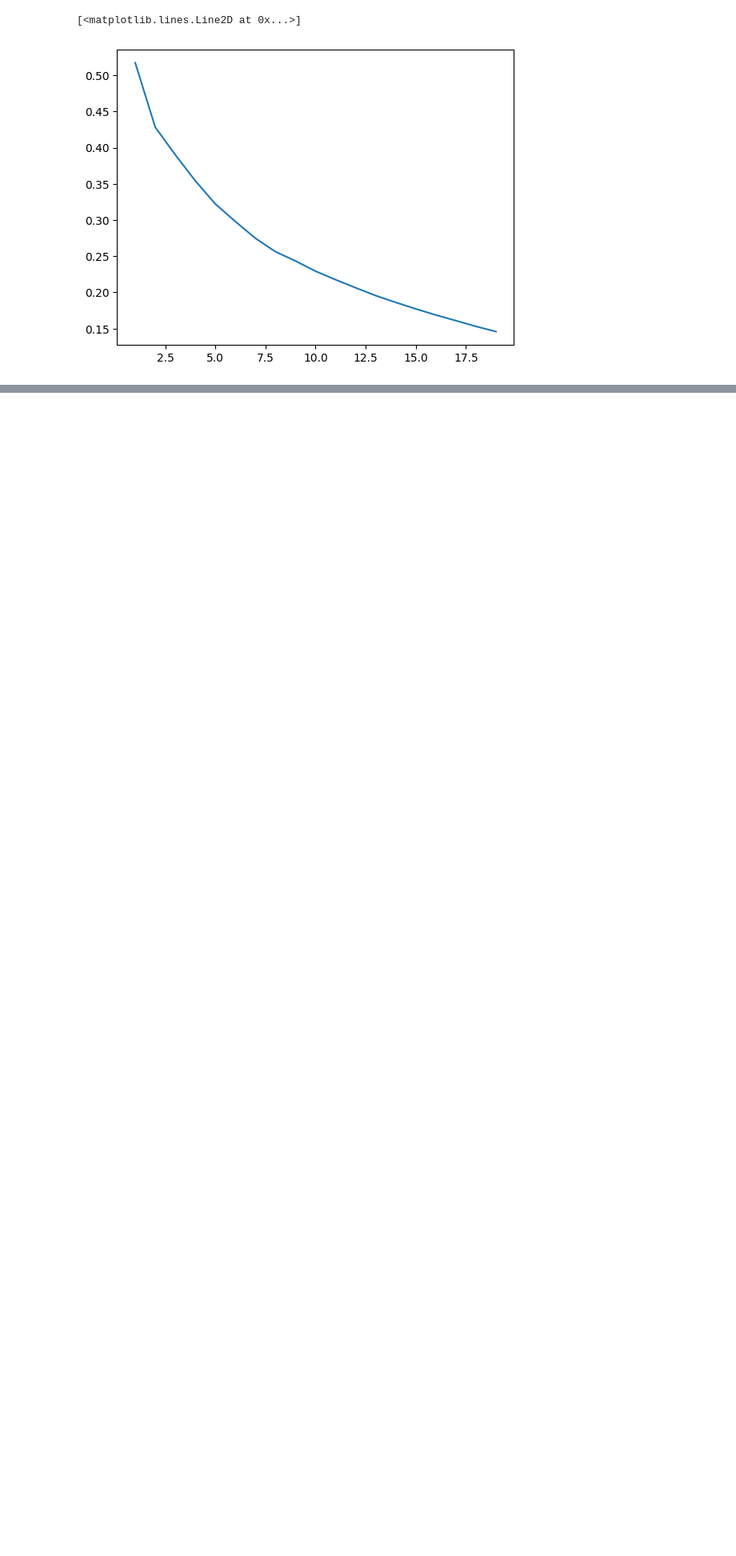
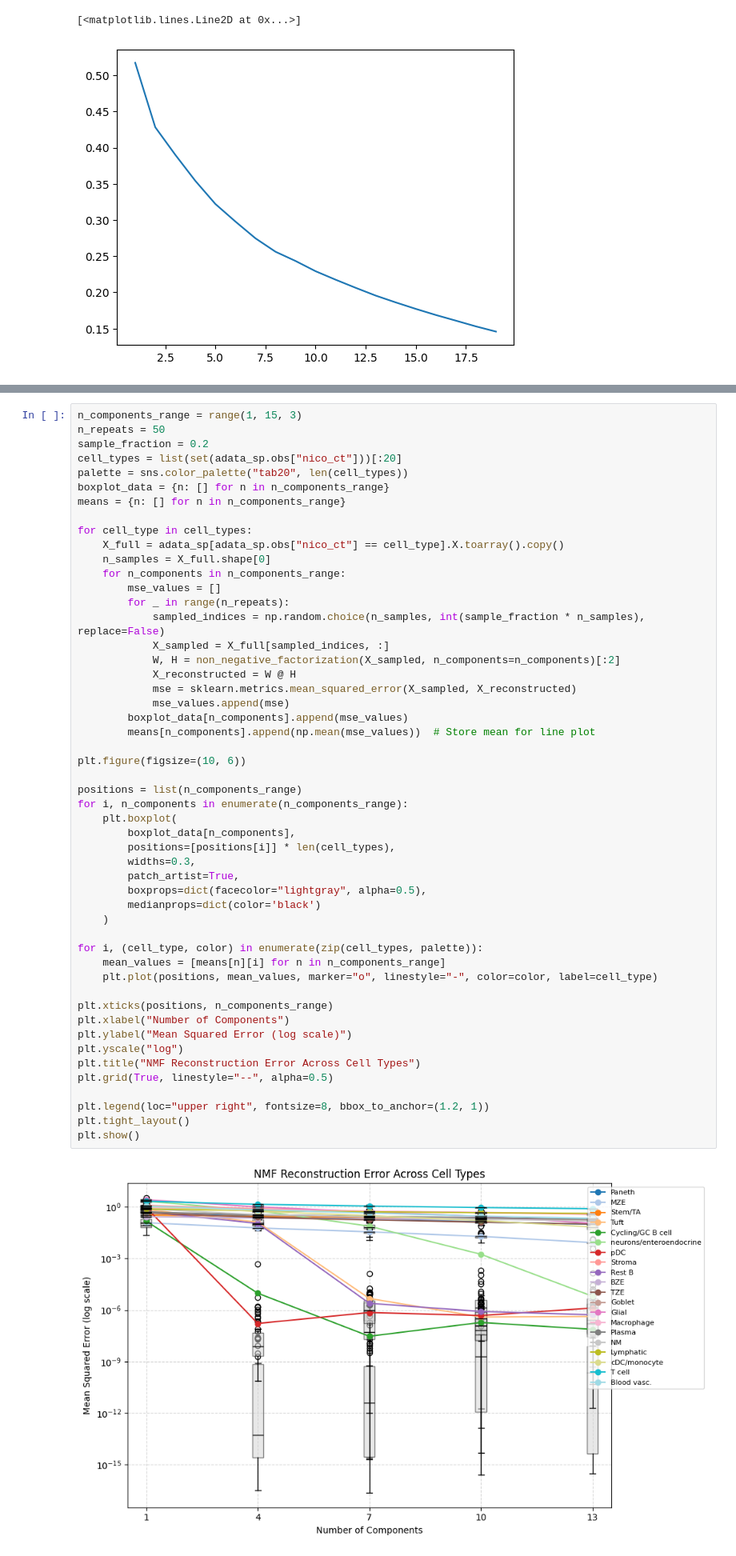
Before and after one commit to egerc/spatial_transcript_inference, a Jupyter notebook: 250128-NMF_Reconstruction.ipynb, the cells around one changed output, grey strips where cells are left out. Shown at 80% size. Cells and saved outputs as stored; diff of their text form; blank space fills up the shorter version.

Commit message:
benchmarking nmf reconstruction in sc and sp data

```diff
--- a/250128-NMF_Reconstruction.ipynb
+++ b/250128-NMF_Reconstruction.ipynb
@@ -464,0 +423,53 @@ plt.plot(
+# %%
+n_components_range = range(1, 15, 3)
+n_repeats = 50
+sample_fraction = 0.2
+cell_types = list(set(adata_sp.obs["nico_ct"]))[:20]
+palette = sns.color_palette("tab20", len(cell_types))
+boxplot_data = {n: [] for n in n_components_range}
+means = {n: [] for n in n_components_range}
+
+for cell_type in cell_types:
+    X_full = adata_sp[adata_sp.obs["nico_ct"] == cell_type].X.toarray().copy()
+    n_samples = X_full.shape[0]
+    for n_components in n_components_range:
+        mse_values = []
+        for _ in range(n_repeats):
+            sampled_indices = np.random.choice(n_samples, int(sample_fraction * n_samples), replace=False)
+            X_sampled = X_full[sampled_indices, :]
+            W, H = non_negative_factorization(X_sampled, n_components=n_components)[:2]
+            X_reconstructed = W @ H
+            mse = sklearn.metrics.mean_squared_error(X_sampled, X_reconstructed)
+            mse_values.append(mse)
+        boxplot_data[n_components].append(mse_values)
+        means[n_components].append(np.mean(mse_values))  # Store mean for line plot
+
+plt.figure(figsize=(10, 6))
+
+positions = list(n_components_range)
+for i, n_components in enumerate(n_components_range):
+    plt.boxplot(
+        boxplot_data[n_components],
+        positions=[positions[i]] * len(cell_types),
+        widths=0.3,
+        patch_artist=True,
+        boxprops=dict(facecolor="lightgray", alpha=0.5),
+        medianprops=dict(color='black')
+    )
+
+for i, (cell_type, color) in enumerate(zip(cell_types, palette)):
+    mean_values = [means[n][i] for n in n_components_range]
+    plt.plot(positions, mean_values, marker="o", linestyle="-", color=color, label=cell_type)
+
+plt.xticks(positions, n_components_range)
+plt.xlabel("Number of Components")
+plt.ylabel("Mean Squared Error (log scale)")
+plt.yscale("log")
+plt.title("NMF Reconstruction Error Across Cell Types")
+plt.grid(True, linestyle="--", alpha=0.5)
+
+plt.legend(loc="upper right", fontsize=8, bbox_to_anchor=(1.2, 1))
+plt.tight_layout()
+plt.show()
+# %% [output]
+[figure, added]
```
Also changed, not shown: parts of 8 cells of this notebook.
